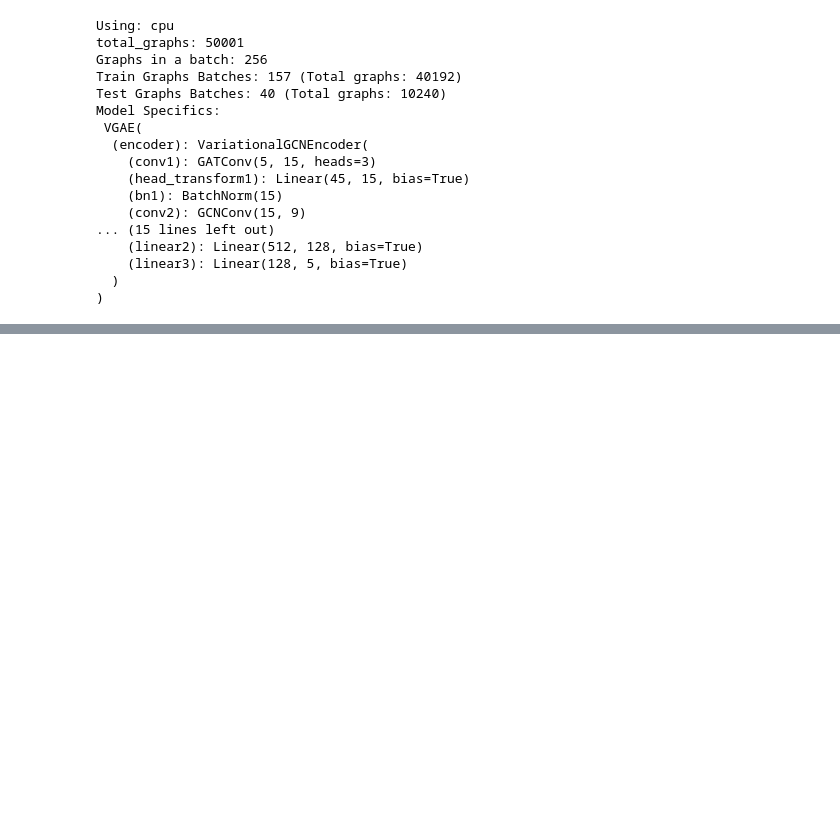
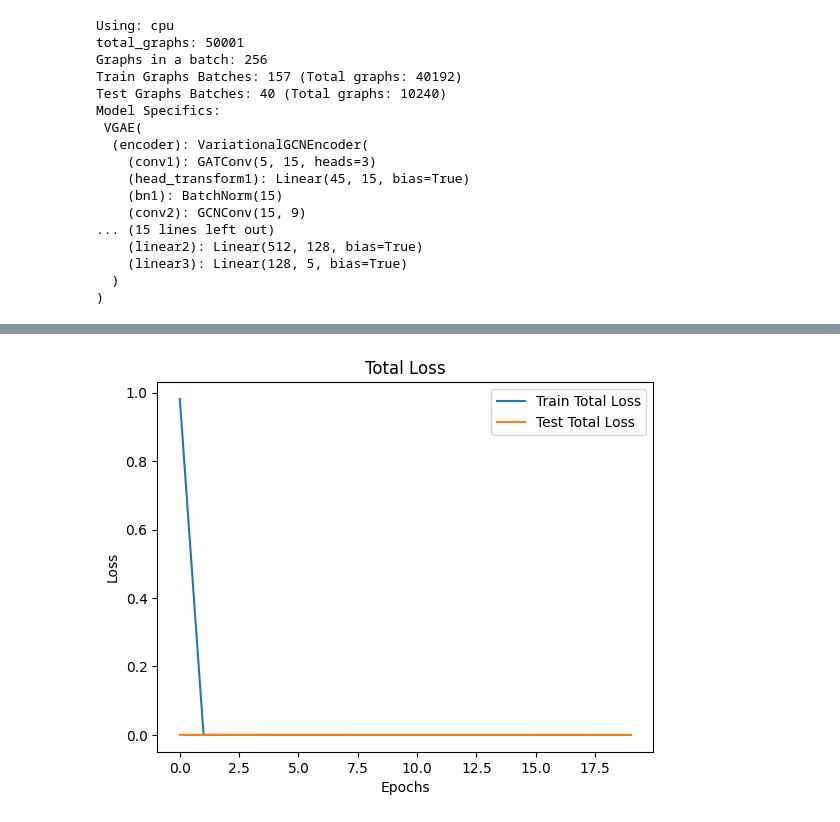
Before and after one commit to Imami-syed/watermodel, a Jupyter notebook: 10_7/intra_n.ipynb, the cells around one changed output, grey strips where cells are left out. Cells and saved outputs as stored; diff of their text form; code cells hidden in the pictures; blank space fills up the shorter version.

```diff
--- a/10_7/intra_n.ipynb
+++ b/10_7/intra_n.ipynb
@@ -288,0 +353,12 @@ RuntimeError: Parent directory ./models does not exist.
+# %%
+# train vs test total loss
+plt.plot(train_total_losses, label="Train Total Loss")
+plt.plot(test_total_losses, label="Test Total Loss")
+plt.xlabel("Epochs")
+plt.ylabel("Loss")
+plt.title("Total Loss")
+plt.legend()
+plt.savefig("total_loss.png")
+plt.show()
+# %% [output]
+[figure, added]
```
Also changed, not shown: parts of 12 cells of this notebook, 10 other files.
